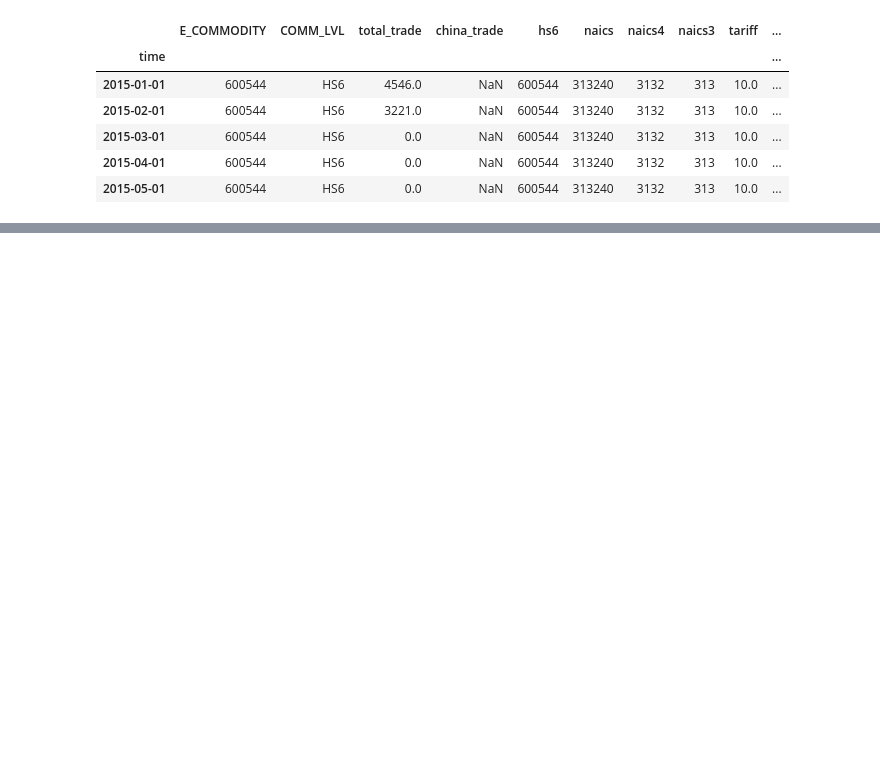
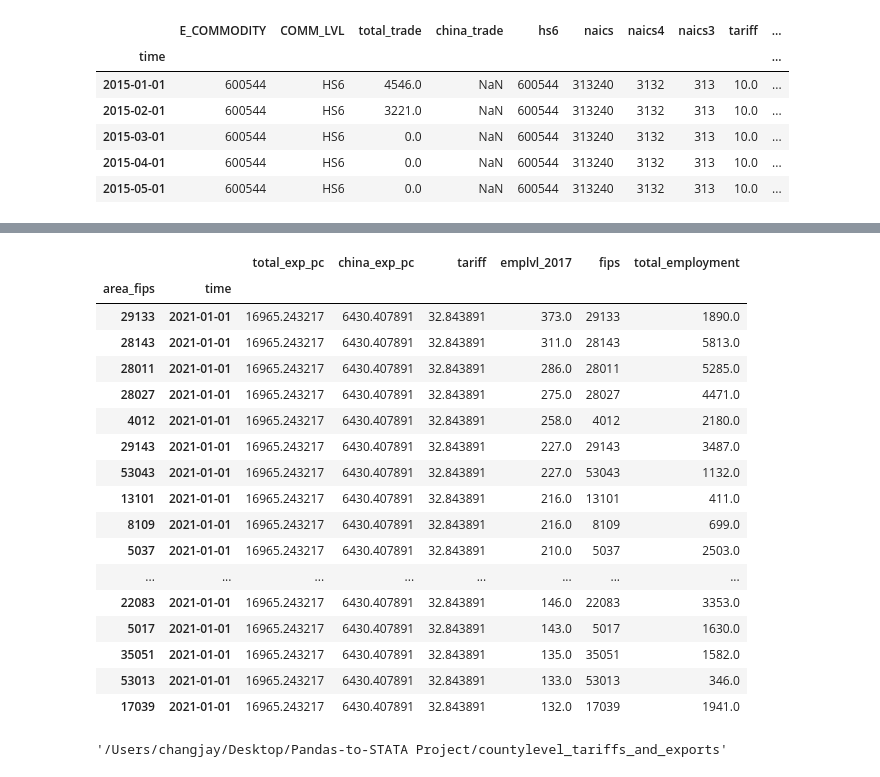
Before and after one commit to JayChang426/Pandas-to-STATA, a Jupyter notebook: countylevel_tariffs_and_exports.ipynb, the cells around one changed output, grey strips where cells are left out. Cells and saved outputs as stored; diff of their text form; code cells hidden in the pictures; blank space fills up the shorter version.

```diff
--- a/countylevel_tariffs_and_exports.ipynb
+++ b/countylevel_tariffs_and_exports.ipynb
@@ -603,0 +634,40 @@ exp_trf_bynaics.to_csv("/Users/changjay/Desktop/Pandas-to-STATA Project/countyle
+# %%
+def create_trade_weights(df):
+    # Takes in the county groupings and will return, for each county, a time series of export
+    # exposure, tariffs, and other statistics.
+
+    new_df = df.merge(df_national[["nat_emplvl",
+                                   "industry_code", "trd_wts"]],
+                                  how = "outer", left_on = "industry_code", right_on = "industry_code")
+    # Merge the nation with the county, why, we want to make sure all the naics codes are lined up properly
+
+    new_df["emp_wts"] = (new_df.annual_avg_emplvl/new_df.nat_emplvl)
+
+    # create the weights...
+
+    foo_df = exp_trf_bynaics.merge(new_df[["emp_wts","trd_wts",
+                                           "industry_code",
+                                          "annual_avg_emplvl"]], left_index = True, right_on = "industry_code")
+
+    # Now each weight is for a NAICS code, we will merge it with the export trade data set, so for all naics, all time...
+    # This is a big df whith all trade data and then the county's weights for each naics code
+
+    foo_grp = foo_df.groupby("time")
+
+    # group by time.
+
+    foo = foo_grp.apply(trade_by_naics)
+
+    # Then for each time gropuing, we aggregate across the naics codes according to the weights above.
+
+    foo = foo.droplevel(1)
+
+    foo["fips"] = df["area_fips"].astype(str).iloc[0]
+
+    # some cleaning of the df
+
+    foo["total_employment"] = new_df.annual_avg_emplvl.sum()
+
+    # get total employment.
+
+    return pd.DataFrame(foo)
@@ -603,0 +696,23 @@ exp_trf_bynaics.to_csv("/Users/changjay/Desktop/Pandas-to-STATA Project/countyle
+# %%
+trade_county = grp.apply(create_trade_weights)
+# %%
+trade_county.sort_values(by = ["tariff","emplvl_2017"], ascending = False).head(25)
+# %% [output]
+|  |  | total_exp_pc | china_exp_pc | tariff | emplvl_2017 | fips | total_employment |
+| area_fips | time |  |  |  |  |  |  |
+| 29133 | 2021-01-01 | 16965.243217 | 6430.407891 | 32.843891 | 373.0 | 29133 | 1890.0 |
+| 28143 | 2021-01-01 | 16965.243217 | 6430.407891 | 32.843891 | 311.0 | 28143 | 5813.0 |
+| 28011 | 2021-01-01 | 16965.243217 | 6430.407891 | 32.843891 | 286.0 | 28011 | 5285.0 |
+| 28027 | 2021-01-01 | 16965.243217 | 6430.407891 | 32.843891 | 275.0 | 28027 | 4471.0 |
+| 4012 | 2021-01-01 | 16965.243217 | 6430.407891 | 32.843891 | 258.0 | 4012 | 2180.0 |
+| 29143 | 2021-01-01 | 16965.243217 | 6430.407891 | 32.843891 | 227.0 | 29143 | 3487.0 |
+| 53043 | 2021-01-01 | 16965.243217 | 6430.407891 | 32.843891 | 227.0 | 53043 | 1132.0 |
+| 13101 | 2021-01-01 | 16965.243217 | 6430.407891 | 32.843891 | 216.0 | 13101 | 411.0 |
+| 8109 | 2021-01-01 | 16965.243217 | 6430.407891 | 32.843891 | 216.0 | 8109 | 699.0 |
+| 5037 | 2021-01-01 | 16965.243217 | 6430.407891 | 32.843891 | 210.0 | 5037 | 2503.0 |
+| ... | ... | ... | ... | ... | ... | ... | ... |
+| 22083 | 2021-01-01 | 16965.243217 | 6430.407891 | 32.843891 | 146.0 | 22083 | 3353.0 |
+| 5017 | 2021-01-01 | 16965.243217 | 6430.407891 | 32.843891 | 143.0 | 5017 | 1630.0 |
+| 35051 | 2021-01-01 | 16965.243217 | 6430.407891 | 32.843891 | 135.0 | 35051 | 1582.0 |
+| 53013 | 2021-01-01 | 16965.243217 | 6430.407891 | 32.843891 | 133.0 | 53013 | 346.0 |
+| 17039 | 2021-01-01 | 16965.243217 | 6430.407891 | 32.843891 | 132.0 | 17039 | 1941.0 |
@@ -603,0 +729,4 @@ exp_trf_bynaics.to_csv("/Users/changjay/Desktop/Pandas-to-STATA Project/countyle
+# %%
+os.getcwd()
+# %% [output]
+'/Users/changjay/Desktop/Pandas-to-STATA Project/countylevel_tariffs_and_exports'
```
Also changed, not shown: parts of 22 cells of this notebook, 4 other files.
